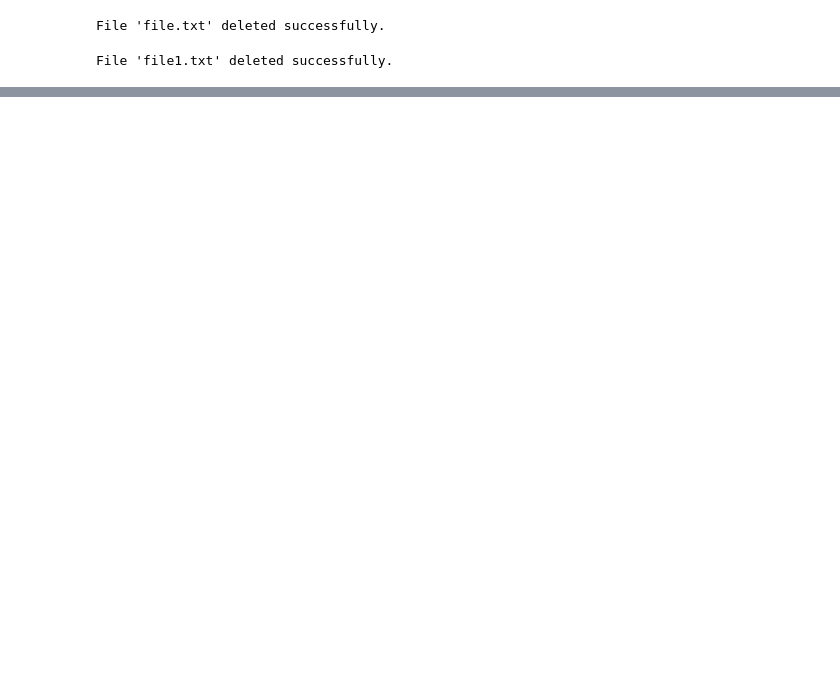
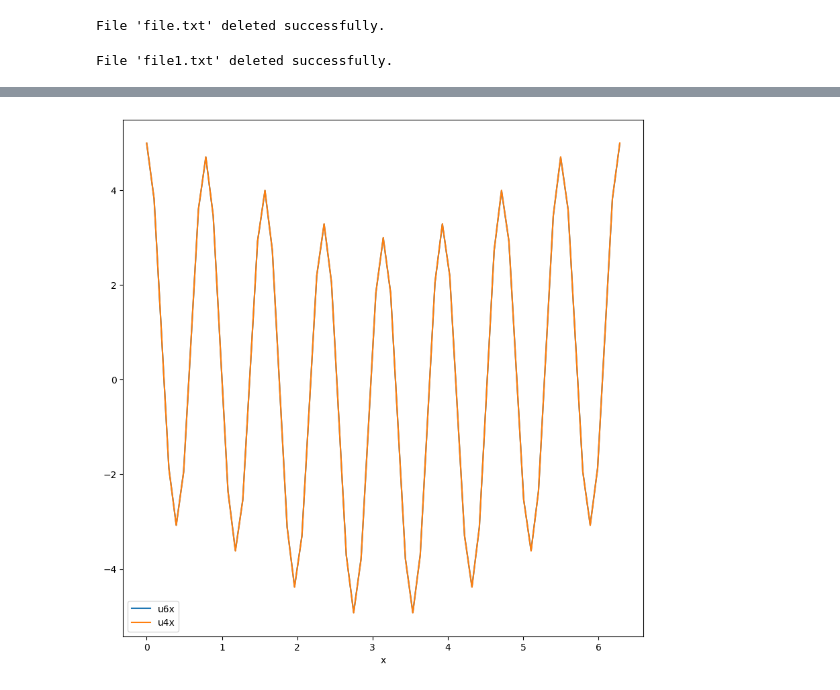
Before and after one commit to mksreed/Fortran, a Jupyter notebook: twoDplots.ipynb, the cells around one changed output, grey strips where cells are left out. Cells and saved outputs as stored; diff of their text form; code cells hidden in the pictures; blank space fills up the shorter version.

```diff
--- a/twoDplots.ipynb
+++ b/twoDplots.ipynb
@@ -89,8 +99,10 @@ df1.plot(x="t", y=["uf", "ue"],kind="line", figsize=(10, 6))
 # %%
-df.plot(x="x", y=["ux"],kind="line", figsize=(10, 10))
+df.plot(x="x", y=["u6x","u4x"],kind="line", figsize=(10, 10))
 
 # Display plot
 plt.show()
+# %% [output]
+[figure, added]
 # %%
 
 df.plot(x="x", y=["ux", "uxe", "uxx","uxxe"],kind="line", figsize=(10, 10))
```
Also changed, not shown: parts of 3 cells of this notebook, 1 other file.
